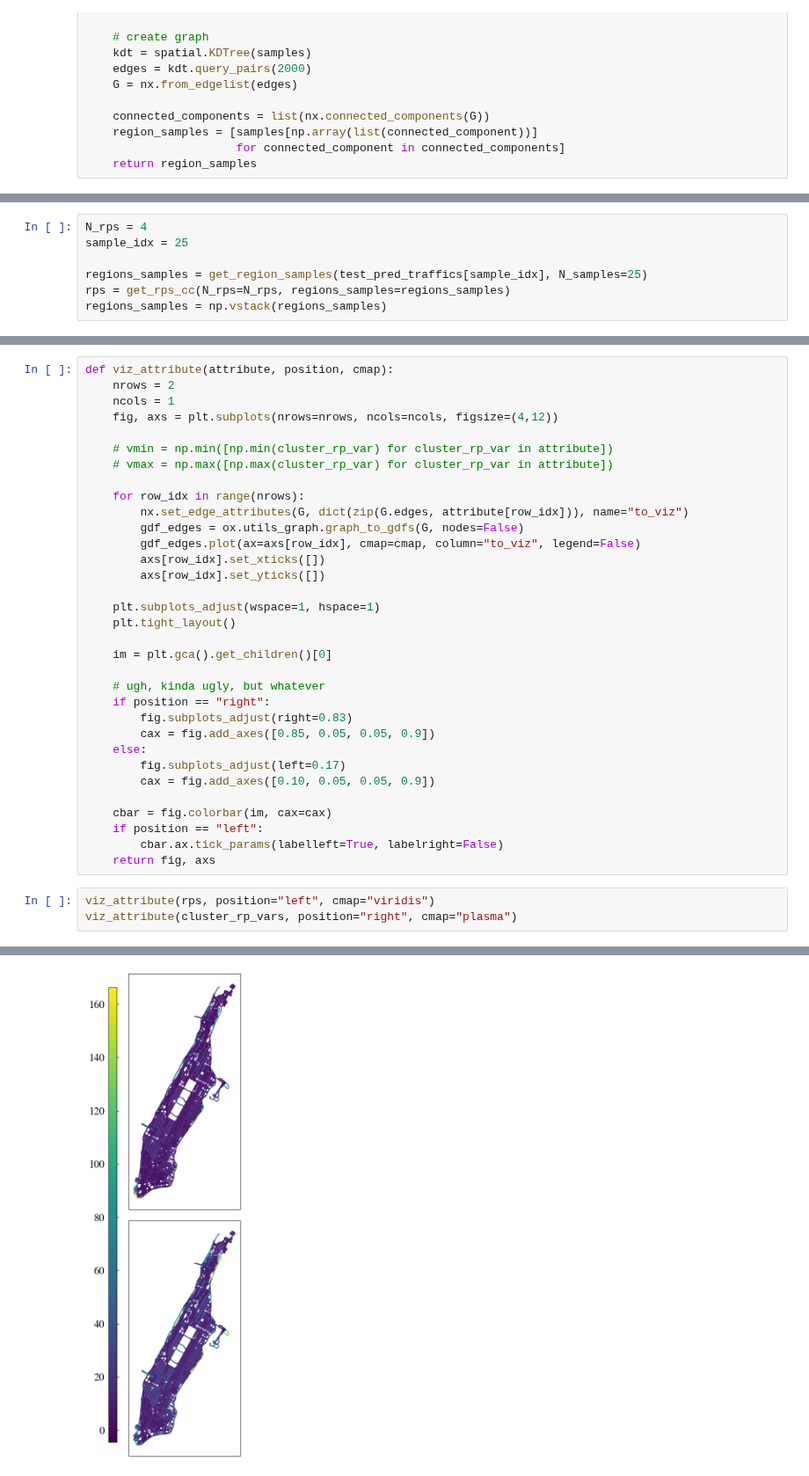
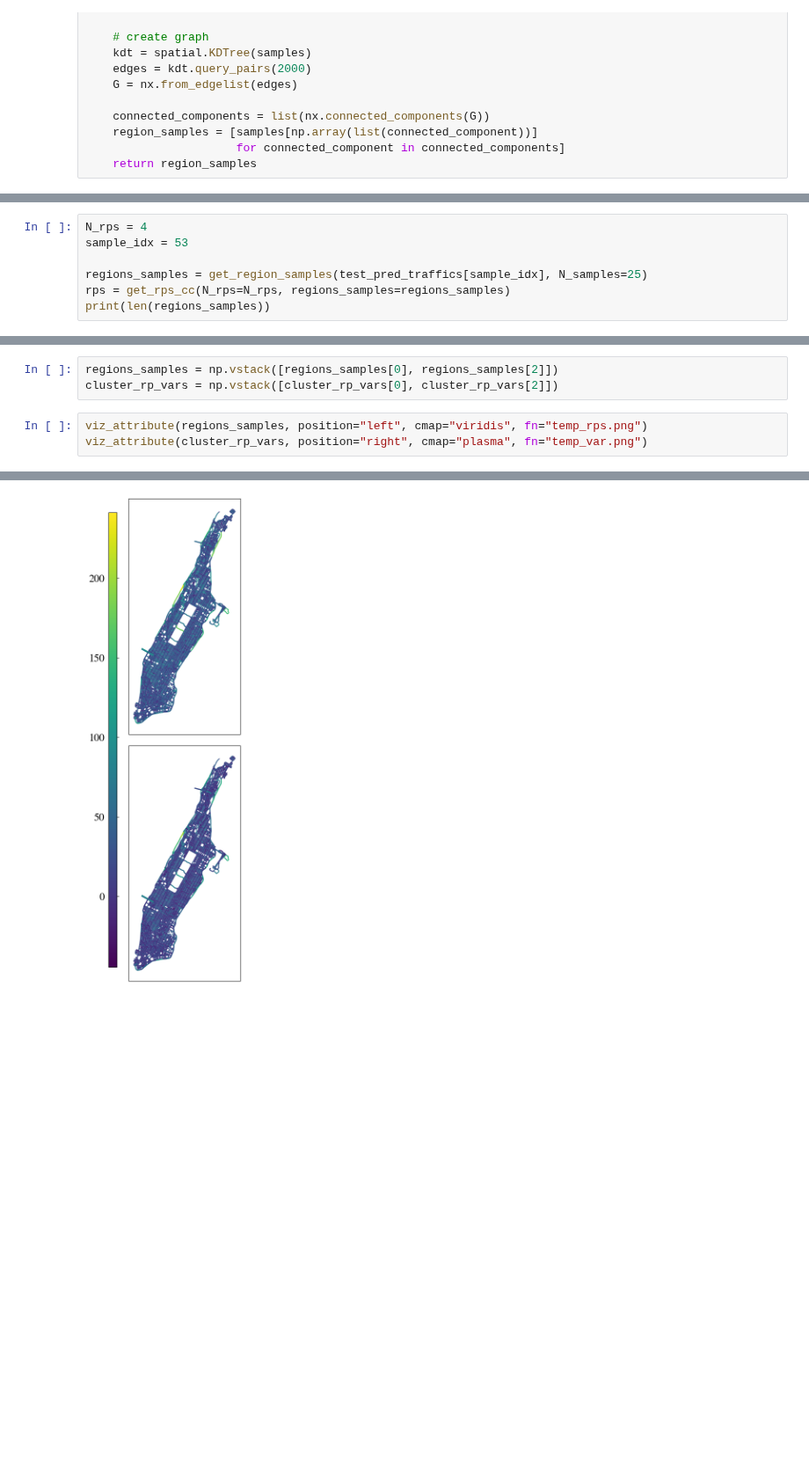
Before and after one commit to yashpatel5400/csi, a Jupyter notebook: taxis/forecast_rps.ipynb, the cells around one changed output, grey strips where cells are left out. Shown at 88% size. Saved outputs shown, nothing was run; the diff lists cells and outputs as text; blank space fills up the shorter version.

```diff
--- a/taxis/forecast_rps.ipynb
+++ b/taxis/forecast_rps.ipynb
@@ -106,7 +139,7 @@ def get_region_samples(test_samples, N_samples):
 # %%
 N_rps = 4
-sample_idx = 25
+sample_idx = 53
 
 regions_samples = get_region_samples(test_pred_traffics[sample_idx], N_samples=25)
 rps = get_rps_cc(N_rps=N_rps, regions_samples=regions_samples)
-regions_samples = np.vstack(regions_samples)
+print(len(regions_samples))
@@ -124,37 +161,7 @@ for samples_cluster_idx in range(N_rps):
-# %%
-def viz_attribute(attribute, position, cmap):
-    nrows = 2
-    ncols = 1
-    fig, axs = plt.subplots(nrows=nrows, ncols=ncols, figsize=(4,12))
-
-    # vmin = np.min([np.min(cluster_rp_var) for cluster_rp_var in attribute])
-    # vmax = np.max([np.max(cluster_rp_var) for cluster_rp_var in attribute])
-
-    for row_idx in range(nrows):
-        nx.set_edge_attributes(G, dict(zip(G.edges, attribute[row_idx])), name="to_viz")
-        gdf_edges = ox.utils_graph.graph_to_gdfs(G, nodes=False)
-        gdf_edges.plot(ax=axs[row_idx], cmap=cmap, column="to_viz", legend=False)
-        axs[row_idx].set_xticks([])
-        axs[row_idx].set_yticks([])
-
-    plt.subplots_adjust(wspace=1, hspace=1)
-    plt.tight_layout()
-
-    im = plt.gca().get_children()[0]
-
-    # ugh, kinda ugly, but whatever
-    if position == "right":
-        fig.subplots_adjust(right=0.83)
-        cax = fig.add_axes([0.85, 0.05, 0.05, 0.9])
-    else:
-        fig.subplots_adjust(left=0.17)
-        cax = fig.add_axes([0.10, 0.05, 0.05, 0.9])
-
-    cbar = fig.colorbar(im, cax=cax)
-    if position == "left":
-        cbar.ax.tick_params(labelleft=True, labelright=False)
-    return fig, axs
+# %%
+regions_samples = np.vstack([regions_samples[0], regions_samples[2]])
+cluster_rp_vars = np.vstack([cluster_rp_vars[0], cluster_rp_vars[2]])
 # %%
-viz_attribute(rps, position="left", cmap="viridis")
-viz_attribute(cluster_rp_vars, position="right", cmap="plasma")
+viz_attribute(regions_samples, position="left", cmap="viridis", fn="temp_rps.png")
+viz_attribute(cluster_rp_vars, position="right", cmap="plasma", fn="temp_var.png")
 # %% [output]
@@ -162 +168 @@ viz_attribute(cluster_rp_vars, position="right", cmap="plasma")
-[figure, old version]
+[figure, new version]
```
Also changed, not shown: parts of 6 cells of this notebook.
